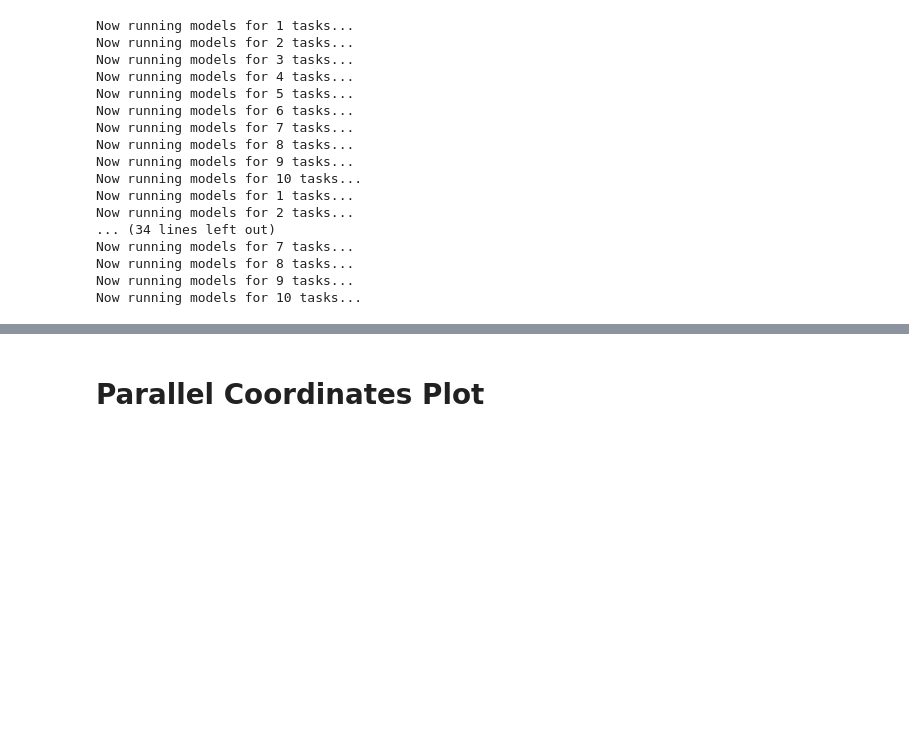
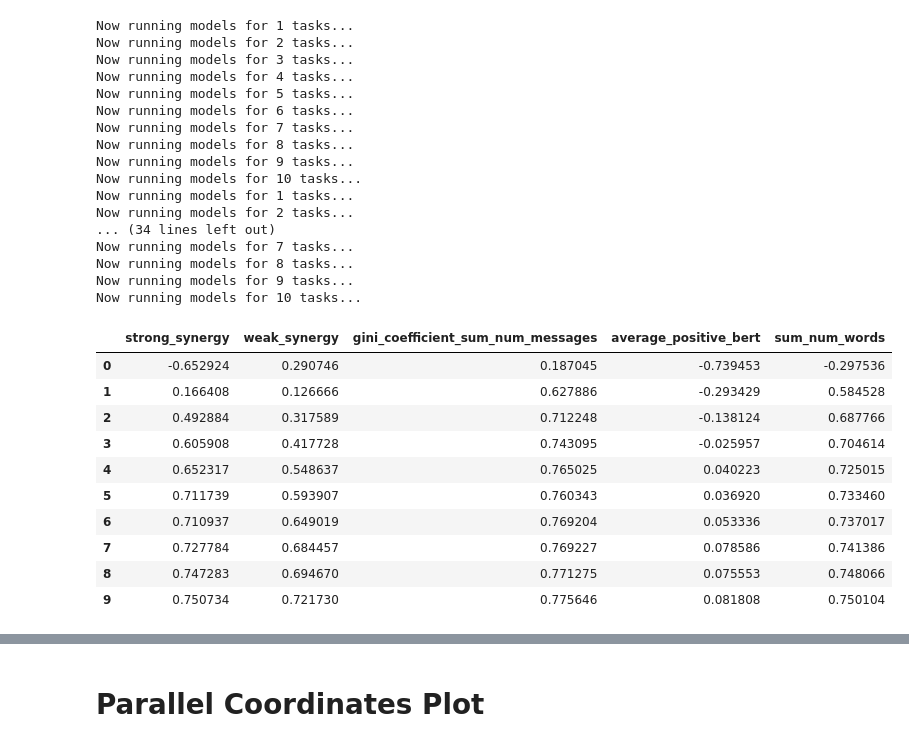
Before and after one commit to xehu/tpm-horse-race-modeling, a Jupyter notebook: task_map_explorations_with_multitask/taskspace_rr_analyses.ipynb, the cells around one changed output, grey strips where cells are left out. Drawn from its saved outputs; the diff is of its cells as text; code cells hidden in the pictures; blank space fills up the shorter version.

```diff
--- a/task_map_explorations_with_multitask/taskspace_rr_analyses.ipynb
+++ b/task_map_explorations_with_multitask/taskspace_rr_analyses.ipynb
@@ -1111,6 +1104,20 @@ df_q2_stds_for_task = pd.DataFrame()
 for key in q2_by_task_output_dict.keys():
     std = [np.std(sublist) for sublist in q2_by_task_output_dict[key].values()]
     df_q2_stds_for_task[key] = std
+# %%
+df_q2_means_for_task
+# %% [output]
+|  | strong_synergy | weak_synergy | gini_coefficient_sum_num_messages | average_positive_bert | sum_num_words |
+| 0 | -0.652924 | 0.290746 | 0.187045 | -0.739453 | -0.297536 |
+| 1 | 0.166408 | 0.126666 | 0.627886 | -0.293429 | 0.584528 |
+| 2 | 0.492884 | 0.317589 | 0.712248 | -0.138124 | 0.687766 |
+| 3 | 0.605908 | 0.417728 | 0.743095 | -0.025957 | 0.704614 |
+| 4 | 0.652317 | 0.548637 | 0.765025 | 0.040223 | 0.725015 |
+| 5 | 0.711739 | 0.593907 | 0.760343 | 0.036920 | 0.733460 |
+| 6 | 0.710937 | 0.649019 | 0.769204 | 0.053336 | 0.737017 |
+| 7 | 0.727784 | 0.684457 | 0.769227 | 0.078586 | 0.741386 |
+| 8 | 0.747283 | 0.694670 | 0.771275 | 0.075553 | 0.748066 |
+| 9 | 0.750734 | 0.721730 | 0.775646 | 0.081808 | 0.750104 |
 # %%
 fig, ax = plt.subplots(layout='constrained', figsize=(24, 5))
 
```
Also changed, not shown: parts of 5 cells of this notebook.
